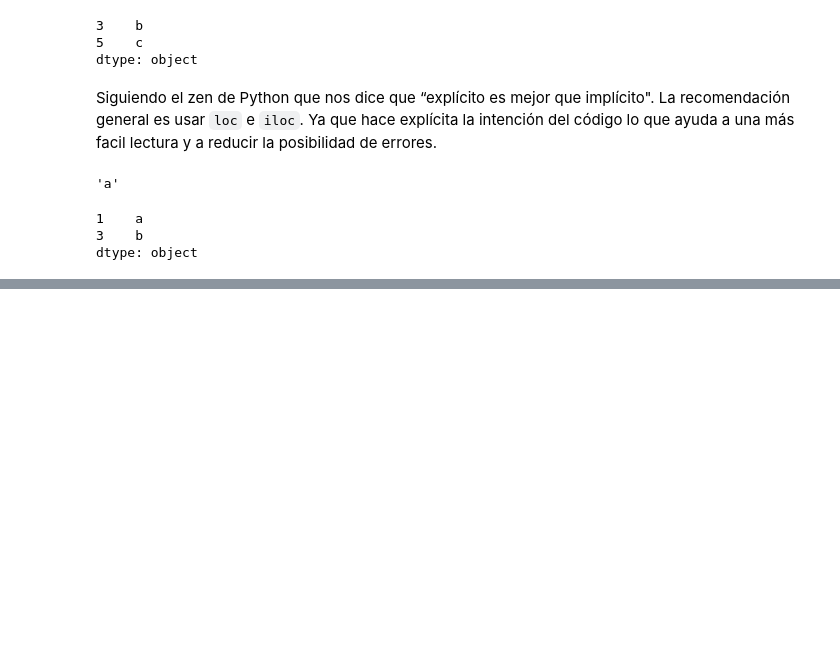
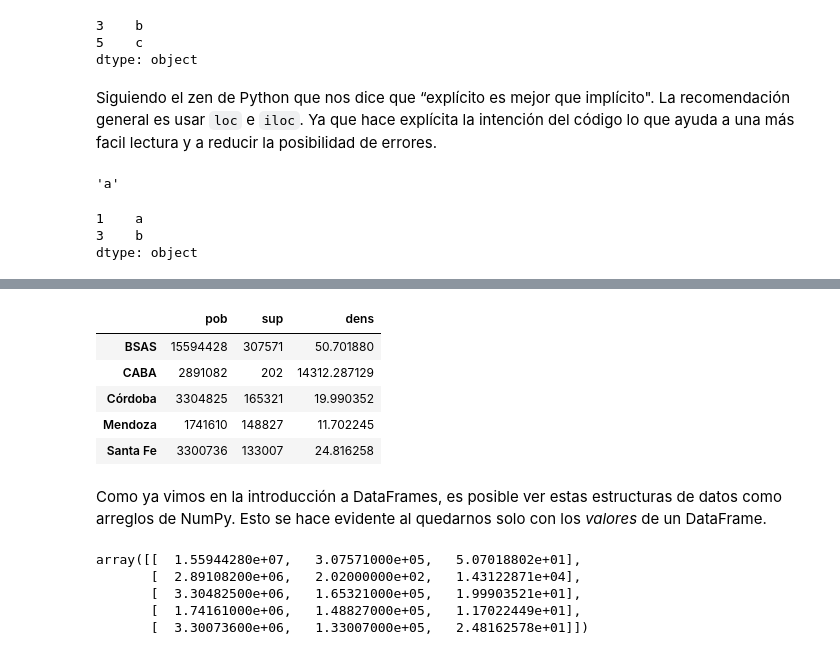
Before and after one commit to aloctavodia/intro_ciencia_de_datos, a Jupyter notebook: 03_Manipulación_de_datos_y_Pandas.ipynb, the cells around one changed output, grey strips where cells are left out. Saved outputs shown, nothing was run; the diff lists cells and outputs as text; code cells hidden in the pictures; blank space fills up the shorter version.

```diff
--- a/03_Manipulación_de_datos_y_Pandas.ipynb
+++ b/03_Manipulación_de_datos_y_Pandas.ipynb
@@ -757,0 +757,6 @@ Veamos ahora estas operaciones para DataFrames
+# %%
+pob = {'BSAS':15594428,'Córdoba':3304825, 'Santa Fe':3300736, 'CABA':2891082, 'Mendoza':1741610}
+sup = {'BSAS':307571,'Córdoba':165321, 'Santa Fe':133007, 'CABA':202, 'Mendoza':148827}
+
+datos = pd.DataFrame({'sup':sup, 'pob':pob})
+datos
@@ -757,0 +802,20 @@ Veamos ahora estas operaciones para DataFrames
+# %%
+datos['dens'] = datos['pob'] / datos['sup']
+datos
+# %% [output]
+|  | pob | sup | dens |
+| BSAS | 15594428 | 307571 | 50.701880 |
+| CABA | 2891082 | 202 | 14312.287129 |
+| Córdoba | 3304825 | 165321 | 19.990352 |
+| Mendoza | 1741610 | 148827 | 11.702245 |
+| Santa Fe | 3300736 | 133007 | 24.816258 |
+# %% [markdown]
+Como ya vimos en la introducción a DataFrames, es posible ver estas estructuras de datos como arreglos de NumPy. Esto se hace evidente al quedarnos solo con los _valores_ de un DataFrame.
+# %%
+datos.values
+# %% [output]
+array([[  1.55944280e+07,   3.07571000e+05,   5.07018802e+01],
+       [  2.89108200e+06,   2.02000000e+02,   1.43122871e+04],
+       [  3.30482500e+06,   1.65321000e+05,   1.99903521e+01],
+       [  1.74161000e+06,   1.48827000e+05,   1.17022449e+01],
+       [  3.30073600e+06,   1.33007000e+05,   2.48162578e+01]])
```
Also changed, not shown: parts of 46 cells of this notebook.
